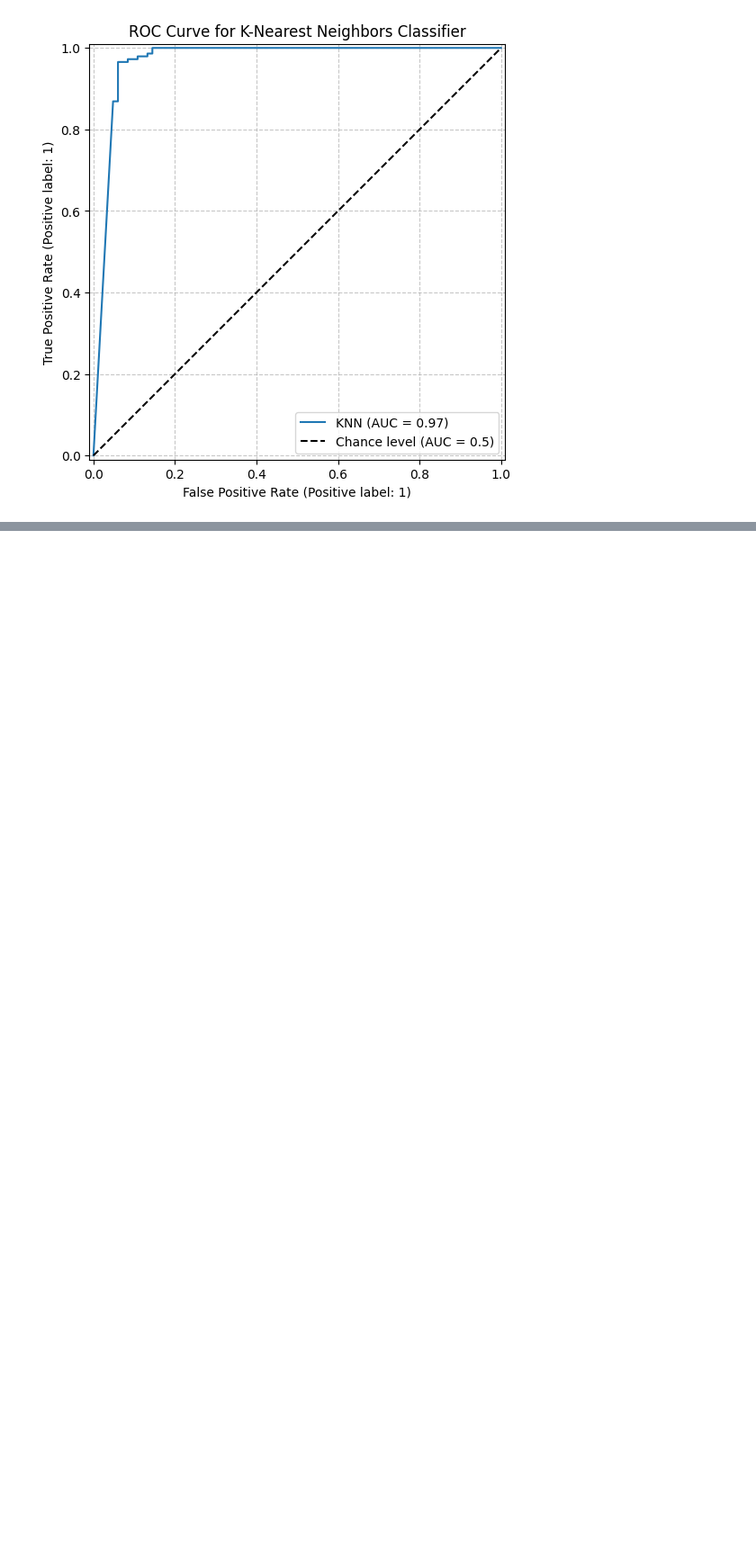
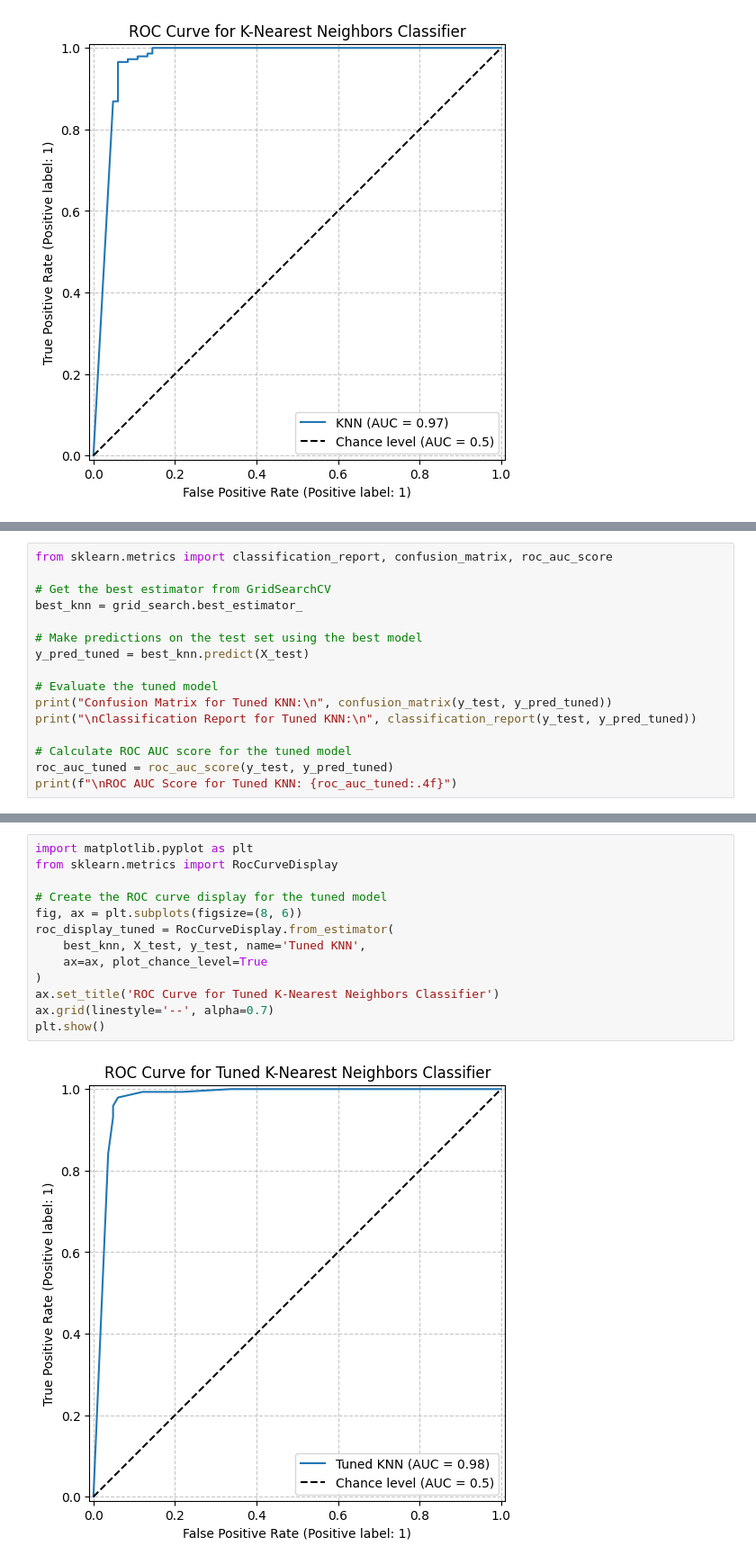
Before and after one commit to faheemdehalvi/breast_cancer_diagnostics, a Jupyter notebook: breast_cancer_diagnosis_.ipynb, the cells around one changed output, grey strips where cells are left out. Shown at 90% size. Drawn from its saved outputs; the diff is of its cells as text; blank space fills up the shorter version.

```diff
--- a/breast_cancer_diagnosis_.ipynb
+++ b/breast_cancer_diagnosis_.ipynb
@@ -153,0 +188,16 @@ plt.show()
+# %%
+from sklearn.metrics import classification_report, confusion_matrix, roc_auc_score
+
+# Get the best estimator from GridSearchCV
+best_knn = grid_search.best_estimator_
+
+# Make predictions on the test set using the best model
+y_pred_tuned = best_knn.predict(X_test)
+
+# Evaluate the tuned model
+print("Confusion Matrix for Tuned KNN:\n", confusion_matrix(y_test, y_pred_tuned))
+print("\nClassification Report for Tuned KNN:\n", classification_report(y_test, y_pred_tuned))
+
+# Calculate ROC AUC score for the tuned model
+roc_auc_tuned = roc_auc_score(y_test, y_pred_tuned)
+print(f"\nROC AUC Score for Tuned KNN: {roc_auc_tuned:.4f}")
@@ -153,0 +221,15 @@ plt.show()
+# %%
+import matplotlib.pyplot as plt
+from sklearn.metrics import RocCurveDisplay
+
+# Create the ROC curve display for the tuned model
+fig, ax = plt.subplots(figsize=(8, 6))
+roc_display_tuned = RocCurveDisplay.from_estimator(
+    best_knn, X_test, y_test, name='Tuned KNN',
+    ax=ax, plot_chance_level=True
+)
+ax.set_title('ROC Curve for Tuned K-Nearest Neighbors Classifier')
+ax.grid(linestyle='--', alpha=0.7)
+plt.show()
+# %% [output]
+[figure, added]
```
Also changed, not shown: parts of 9 cells of this notebook.
